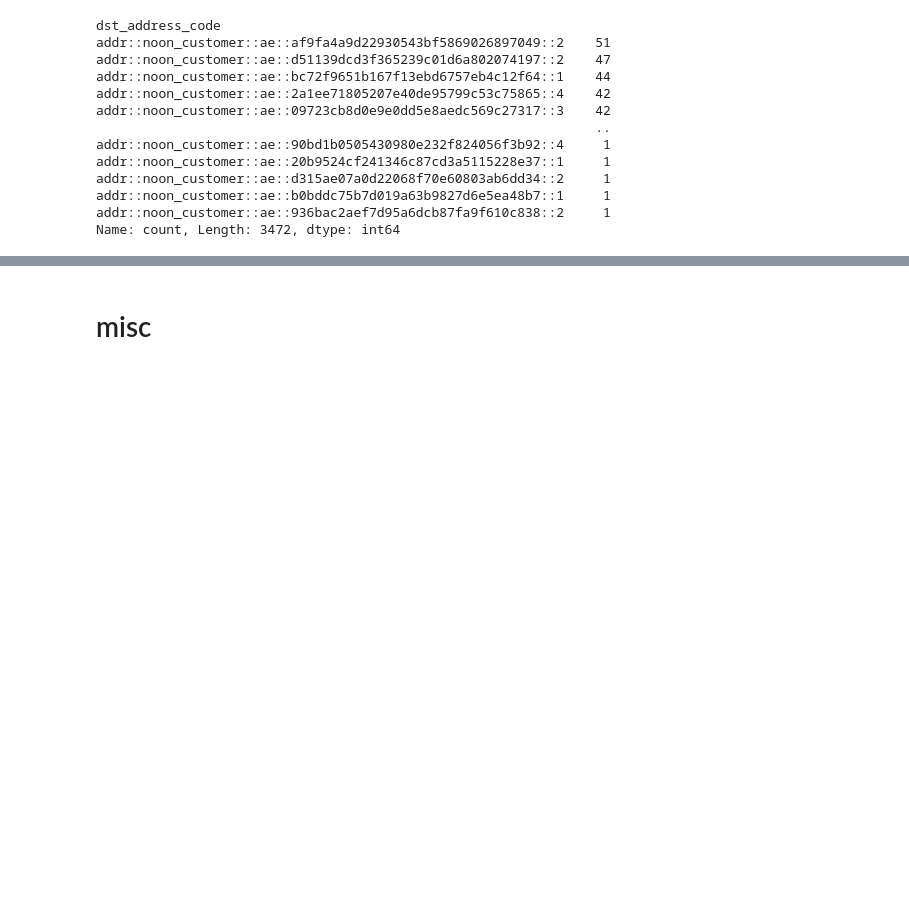
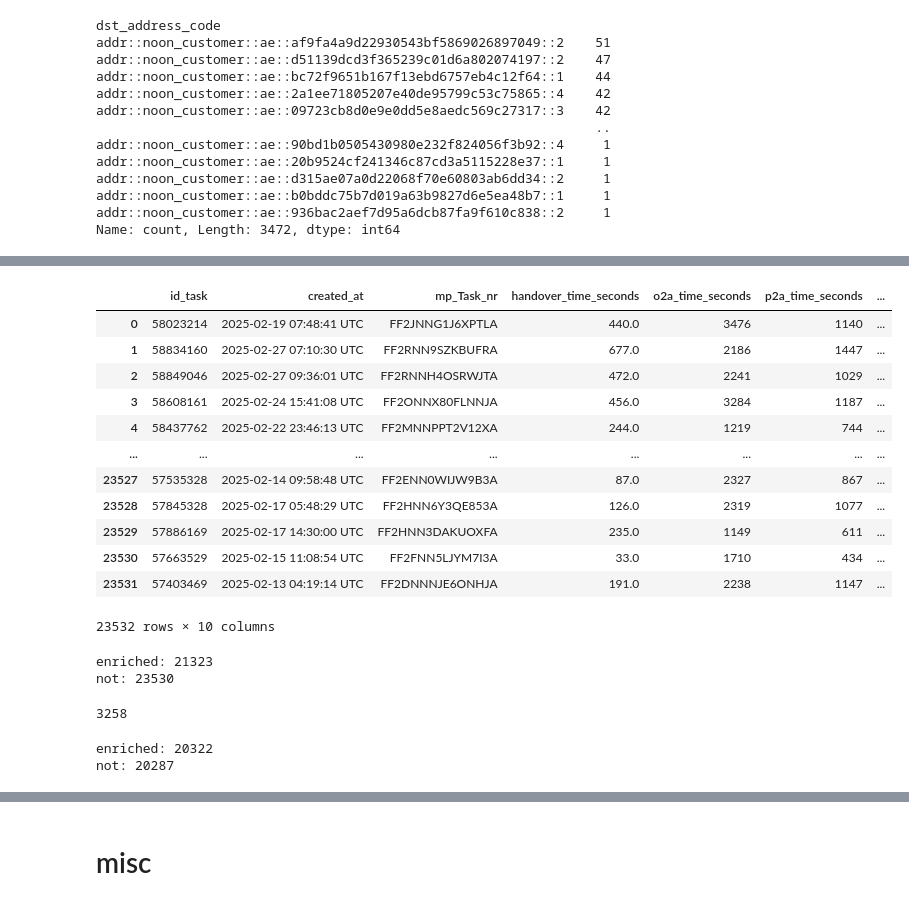
Before and after one commit to MohamdFekry/Parking-Enricher, a Jupyter notebook: test_data_analsis.ipynb, the cells around one changed output, grey strips where cells are left out. Drawn from its saved outputs; the diff is of its cells as text; code cells hidden in the pictures; blank space fills up the shorter version.

```diff
--- a/test_data_analsis.ipynb
+++ b/test_data_analsis.ipynb
@@ -1127,0 +1116,7 @@ Name: count, Length: 3472, dtype: int64
+# %%
+import pandas as pd
+
+df_enriched = pd.read_csv('study_files\\same_addrs_diff_times\\enriched_tasks_13Mar_6Apr.csv')
+df_not_enriched = pd.read_csv('study_files\\same_addrs_diff_times\\not_enriched_tasks_13Feb_6Mar.csv')
+
+print(f"enriched: {len(df_enriched)}\nnot: {len(df_not_enriched)}")
@@ -1127,0 +1142,16 @@ Name: count, Length: 3472, dtype: int64
+# %%
+df_not_enriched
+# %% [output]
+|  | id_task | created_at | mp_Task_nr | handover_time_seconds | o2a_time_seconds | p2a_time_seconds | ... |
+| 0 | 58023214 | 2025-02-19 07:48:41 UTC | FF2JNNG1J6XPTLA | 440.0 | 3476 | 1140 | ... |
+| 1 | 58834160 | 2025-02-27 07:10:30 UTC | FF2RNN9SZKBUFRA | 677.0 | 2186 | 1447 | ... |
+| 2 | 58849046 | 2025-02-27 09:36:01 UTC | FF2RNNH4OSRWJTA | 472.0 | 2241 | 1029 | ... |
+| 3 | 58608161 | 2025-02-24 15:41:08 UTC | FF2ONNX80FLNNJA | 456.0 | 3284 | 1187 | ... |
+| 4 | 58437762 | 2025-02-22 23:46:13 UTC | FF2MNNPPT2V12XA | 244.0 | 1219 | 744 | ... |
+| ... | ... | ... | ... | ... | ... | ... | ... |
+| 23527 | 57535328 | 2025-02-14 09:58:48 UTC | FF2ENN0WIJW9B3A | 87.0 | 2327 | 867 | ... |
+| 23528 | 57845328 | 2025-02-17 05:48:29 UTC | FF2HNN6Y3QE853A | 126.0 | 2319 | 1077 | ... |
+| 23529 | 57886169 | 2025-02-17 14:30:00 UTC | FF2HNN3DAKUOXFA | 235.0 | 1149 | 611 | ... |
+| 23530 | 57663529 | 2025-02-15 11:08:54 UTC | FF2FNN5LJYM7I3A | 33.0 | 1710 | 434 | ... |
+| 23531 | 57403469 | 2025-02-13 04:19:14 UTC | FF2DNNNJE6ONHJA | 191.0 | 2238 | 1147 | ... |
+23532 rows × 10 columns
@@ -1127,0 +1174,18 @@ Name: count, Length: 3472, dtype: int64
+# %%
+print(f"enriched: {len(df_enriched)}\nnot: {len(df_not_enriched)}")
+# %% [output]
+enriched: 21323
+not: 23530
+# %%
+intersection_addr = df_enriched[df_enriched['dst_address_code'].isin(df_not_enriched['dst_address_code'])]['dst_address_code'].unique()
+print(len((intersection_addr)))
+# %% [output]
+3258
+# %%
+df_enriched_common = df_enriched[df_enriched['dst_address_code'].isin(intersection_addr)].copy()
+df_not_enriched_common = df_not_enriched[df_not_enriched['dst_address_code'].isin(intersection_addr)].copy()
+
+print(f"enriched: {len(df_enriched_common)}\nnot: {len(df_not_enriched_common)}")
+# %% [output]
+enriched: 20322
+not: 20287
```
Also changed, not shown: parts of 21 cells of this notebook, 12 other files.
